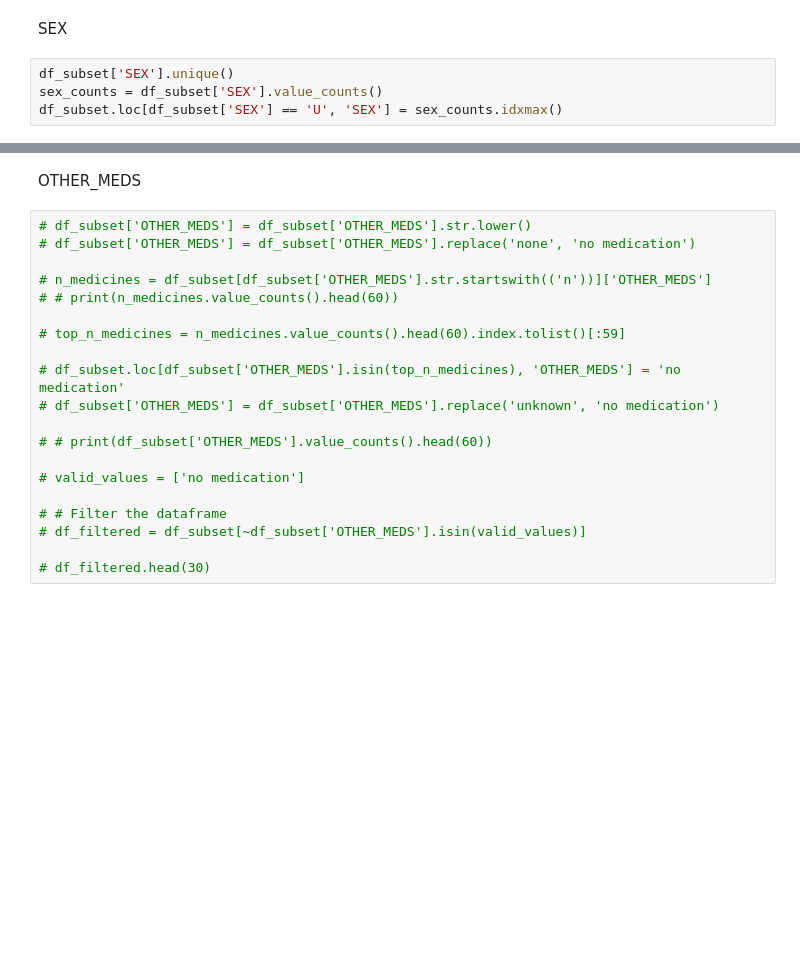
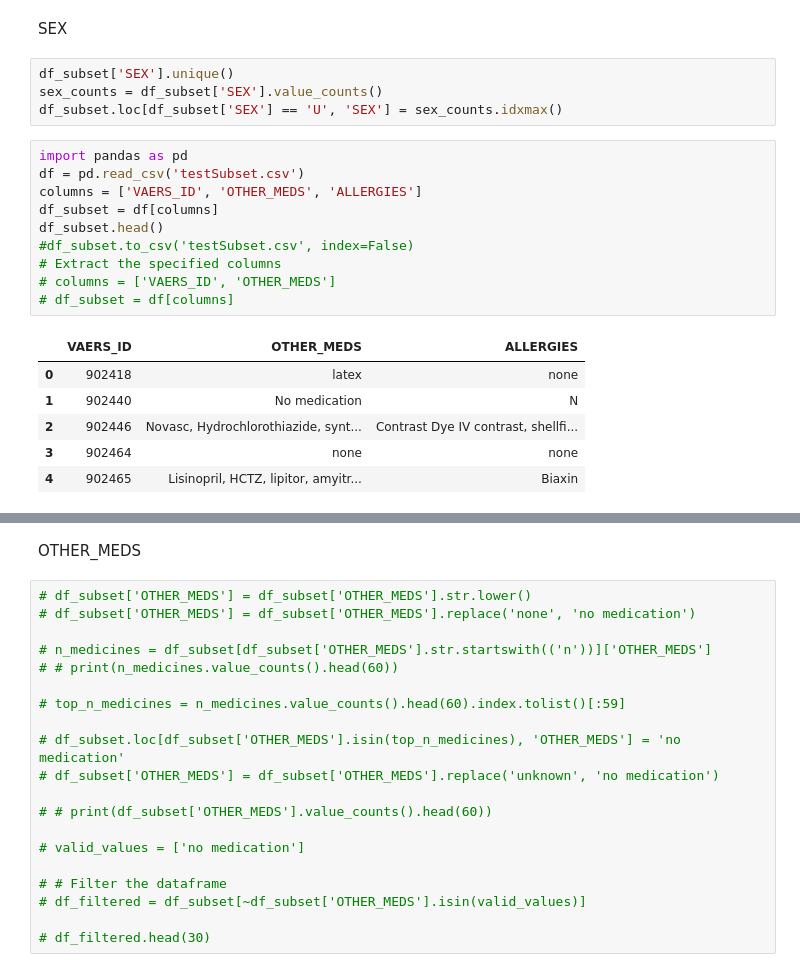
Before and after one commit to Rutu136/COMP4710-World-Vaccine-Adverse-Reactions, a Jupyter notebook: temp.ipynb, the cells around one changed output, grey strips where cells are left out. Saved outputs shown, nothing was run; the diff lists cells and outputs as text; blank space fills up the shorter version.

```diff
--- a/temp.ipynb
+++ b/temp.ipynb
@@ -49,3 +49,20 @@ SEX
 df_subset['SEX'].unique()
 sex_counts = df_subset['SEX'].value_counts()
 df_subset.loc[df_subset['SEX'] == 'U', 'SEX'] = sex_counts.idxmax()
+# %%
+import pandas as pd
+df = pd.read_csv('testSubset.csv')
+columns = ['VAERS_ID', 'OTHER_MEDS', 'ALLERGIES']
+df_subset = df[columns]
+df_subset.head()
+#df_subset.to_csv('testSubset.csv', index=False)
+# Extract the specified columns
+# columns = ['VAERS_ID', 'OTHER_MEDS']
+# df_subset = df[columns]
+# %% [output]
+|  | VAERS_ID | OTHER_MEDS | ALLERGIES |
+| 0 | 902418 | latex | none |
+| 1 | 902440 | No medication | N |
+| 2 | 902446 | Novasc, Hydrochlorothiazide, synt... | Contrast Dye IV contrast, shellfi... |
+| 3 | 902464 | none | none |
+| 4 | 902465 | Lisinopril, HCTZ, lipitor, amyitr... | Biaxin |
```
Also changed, not shown: parts of 1 cell of this notebook, 2 other files.
